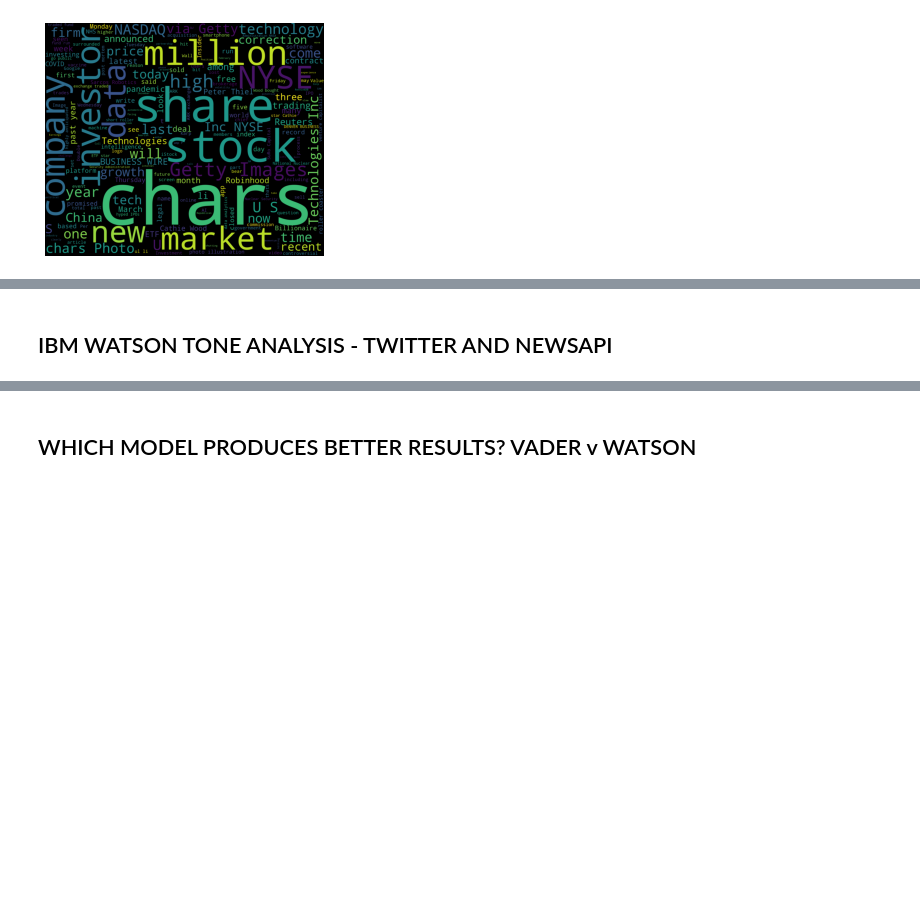
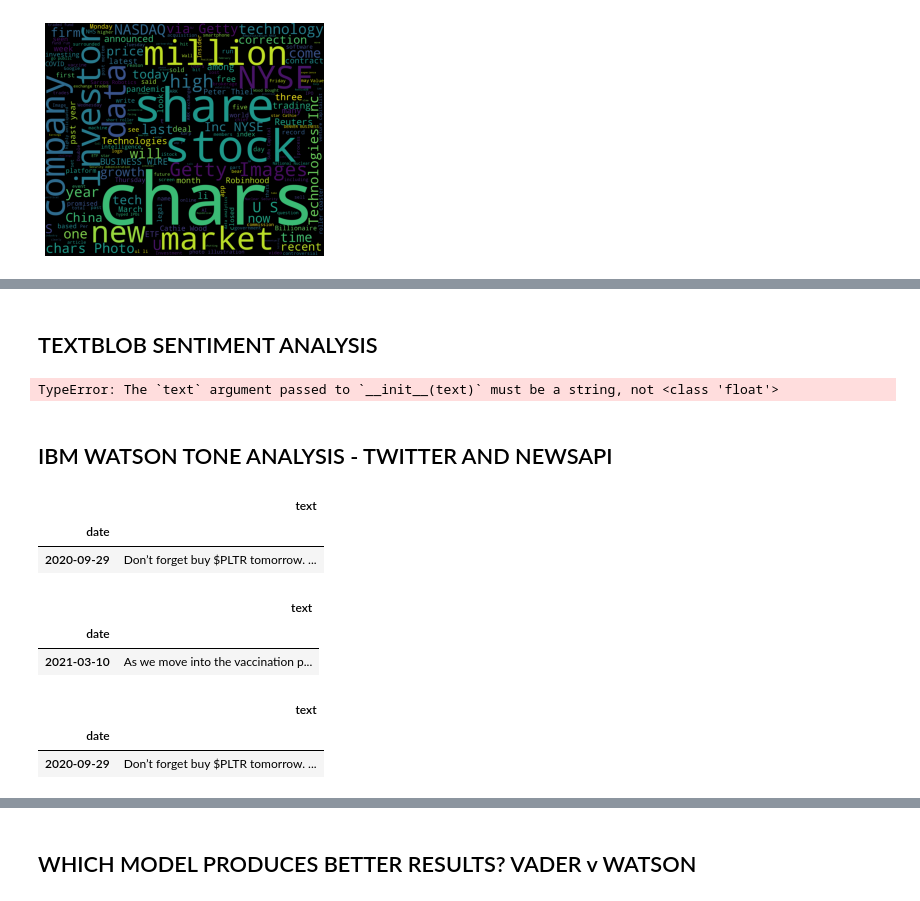
Before and after one commit to lfarlima/Multivariate-Time-Series-Analysis-of-Sentiment-Scores, a Jupyter notebook: Project_2.ipynb, the cells around one changed output, grey strips where cells are left out. Drawn from its saved outputs; the diff is of its cells as text; code cells hidden in the pictures; blank space fills up the shorter version.

Commit message:
adding tone analysis

```diff
--- a/Project_2.ipynb
+++ b/Project_2.ipynb
@@ -570,3 +644,42 @@ SyntaxError: invalid syntax (<ipython-input-80-9f254e967cd0>, line 2)
+# %% [markdown]
+## TEXTBLOB SENTIMENT ANALYSIS
+# %%
+# !pip install textblob
+from textblob import TextBlob
+pltr_tb_sentiments = []
+for index, row in pltr_twitter_df.iterrows():
+    try:
+        text = row[str("Tweet")]
+        date = row["Date"]
+        # analysis = TextBlob(str(text)).sentiment
+        analysisSub= TextBlob(text).subjectivity
+        analysisPol= TextBlob(text).polarity
+        pltr_tb_sentiments.append({
+            "text": text,
+            "date": date,
+            "TB Subjectivity Score": analysisSub,
+            "TB Polarity Score":analysisPol
+        })
+    except AttributeError:
+        pass
+pltr_tb_sentiment_df = pd.DataFrame(pltr_tb_sentiments)
+pltr_tb_sentiment_df
+# %% [output]
+TypeError: The `text` argument passed to `__init__(text)` must be a string, not <class 'float'>
 # %% [markdown]
 ## IBM WATSON TONE ANALYSIS - TWITTER AND NEWSAPI
+# %%
+pltr_twitter_tone_df = pltr_twitter_sentiment_df.drop(columns=['compound','positive','negative','neutral','Polarity Score'])
+pltr_twitter_tone_df.head(1)
+# %% [output]
+|  | text |
+| date |  |
+| 2020-09-29 | Don’t forget buy $PLTR tomorrow. ... |
+# %%
+pltr_newsapi_tone_df = pltr_newsapi_sentiment_df.drop(columns=['compound','positive','negative','neutral','Polarity Score'])
+pltr_newsapi_tone_df.head(1)
+# %% [output]
+|  | text |
+| date |  |
+| 2021-03-10 | As we move into the vaccination p... |
 # %%
@@ -574,2 +687,8 @@ SyntaxError: invalid syntax (<ipython-input-80-9f254e967cd0>, line 2)
 # COMBINE INTO PLTR_TONE_DF
 ## pltr_combined_tone_df= pd.concat([pltr_twitter_tone_df, pltr_newsapi_tone_df], join="0", ignore_index=True)
+# %%
+pltr_twitter_tone_df.head(1)
+# %% [output]
+|  | text |
+| date |  |
+| 2020-09-29 | Don’t forget buy $PLTR tomorrow. ... |
```
Also changed, not shown: parts of 20 cells of this notebook.
